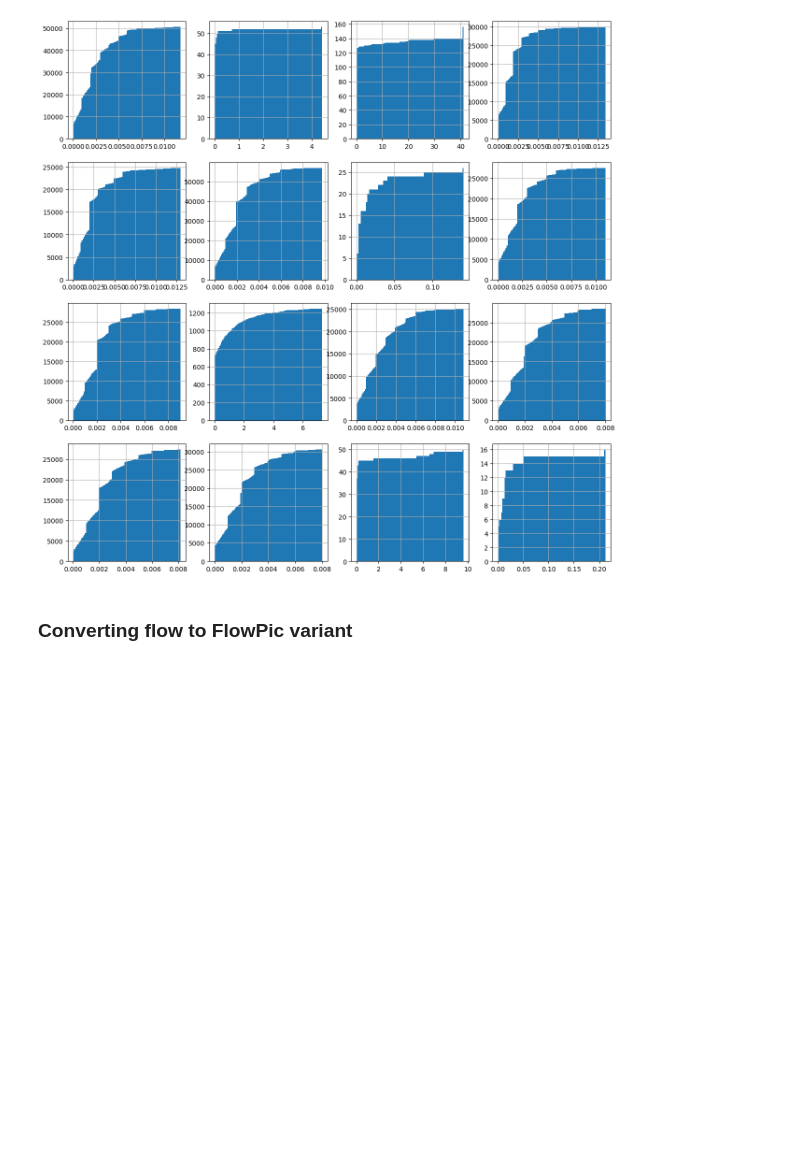
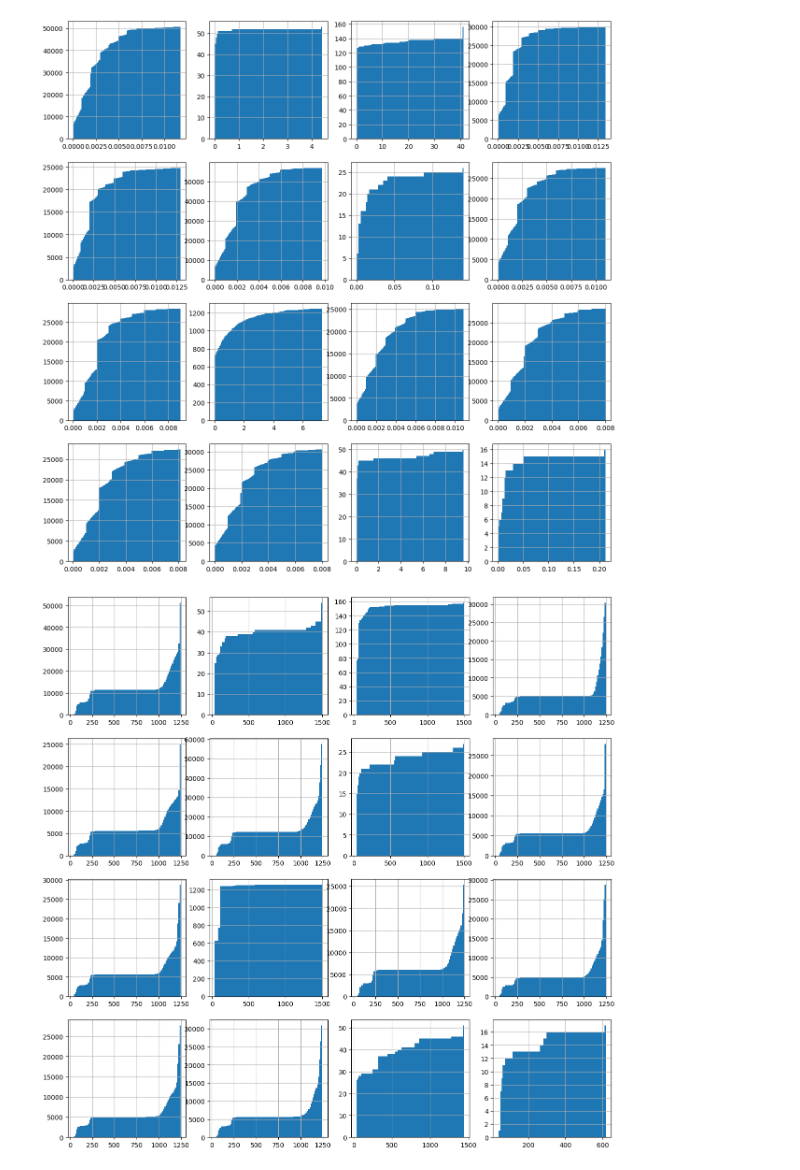
Before and after one commit to nathanielCherian/network-traffic-analysis, a Jupyter notebook: MirageProcess.ipynb, the cells around one changed output. Saved outputs shown, nothing was run; the diff lists cells and outputs as text; code cells hidden in the pictures; blank space fills up the shorter version.

```diff
--- a/MirageProcess.ipynb
+++ b/MirageProcess.ipynb
@@ -76,5 +93,3 @@ for i,flow_key in enumerate(list(flows.keys())[:16]):
     filtered_iat.hist(bins=100,  cumulative=1, ax=axs[row, col])
 # %% [output]
 [figure]
-# %% [markdown]
-### Converting flow to FlowPic variant
@@ -105,0 +96,8 @@ def create_flowpic(flow_df):
+# %%
+fig, axs = plt.subplots(4, 4, figsize=(15, 15))
+for i,flow_key in enumerate(list(flows.keys())[:16]):
+    test_flow = flows[flow_key]
+    row, col = divmod(i, 4)  # Calculate the row and column index
+    test_flow['packet_size'].hist(bins=100,  cumulative=1, ax=axs[row, col])
+# %% [output]
+[figure, added]
```
Also changed, not shown: parts of 19 cells of this notebook, 1 other file.
